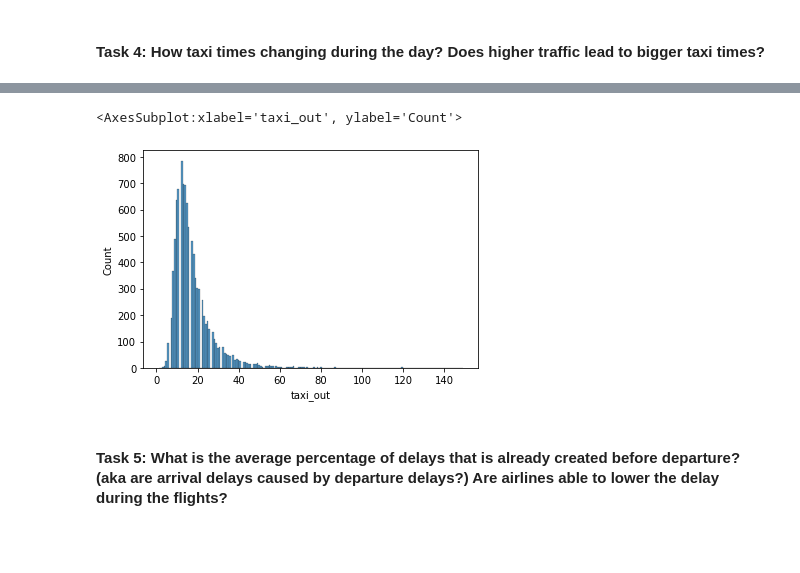
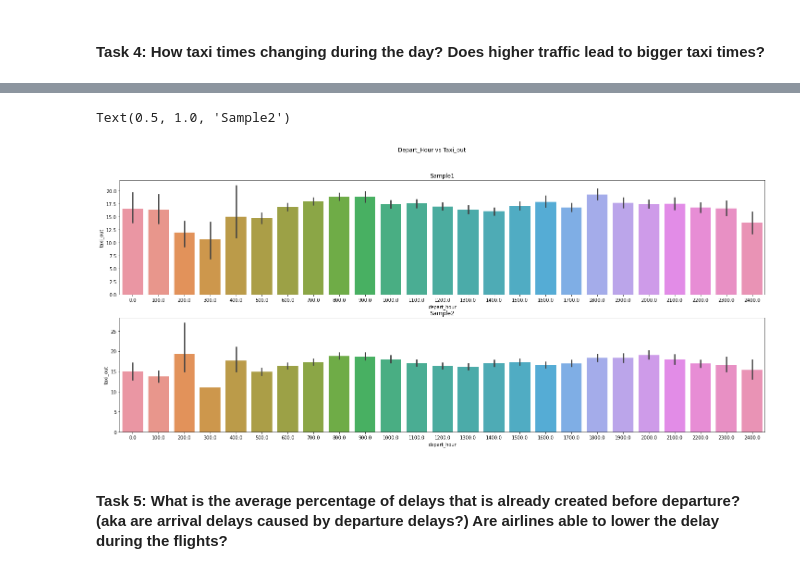
Before and after one commit to WongMatthew/LHL-Predicting-Flight-Patterns, a Jupyter notebook: Flight Prediction - master/exploratory_analysis.ipynb, the cells around one changed output, grey strips where cells are left out. Drawn from its saved outputs; the diff is of its cells as text; code cells hidden in the pictures; blank space fills up the shorter version.

```diff
--- a/Flight Prediction - master/exploratory_analysis.ipynb
+++ b/Flight Prediction - master/exploratory_analysis.ipynb
@@ -215,7 +184,20 @@ sample1[['dep_time','crs_dep_time','taxi_out']]
-# %%
-sns.histplot(sample1['taxi_out'])
-# %% [output]
-<AxesSubplot:xlabel='taxi_out', ylabel='Count'>
-[figure, removed]
+# %%
+sample1['depart_hour'] = sample1['dep_time'].round(-2)
+sample2['depart_hour'] = sample2['dep_time'].round(-2)
+
+#create charts
+fig, axes = plt.subplots(2, 1,figsize=(25,10))
+fig.suptitle('Depart_Hour vs Taxi_out')
+
+#sample1
+sns.barplot(x='depart_hour',y='taxi_out',data=sample1,ax=axes[0])
+axes[0].set_title('Sample1')
+
+#sample2
+sns.barplot(x='depart_hour',y='taxi_out',data=sample2,ax=axes[1])
+axes[1].set_title('Sample2')
+# %% [output]
+Text(0.5, 1.0, 'Sample2')
+[figure, added]
 # %% [markdown]
 #### **Task 5**: What is the average percentage of delays that is already created before departure? (aka are arrival delays caused by departure delays?) Are airlines able to lower the delay during the flights?
```
Also changed, not shown: parts of 14 cells of this notebook, 1 other file.
